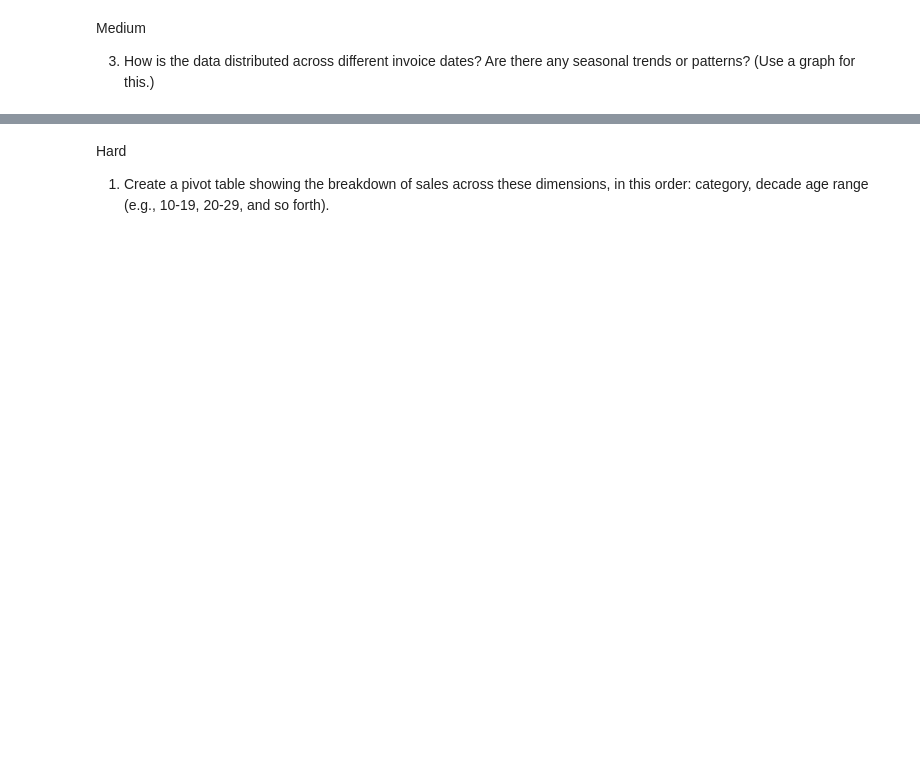
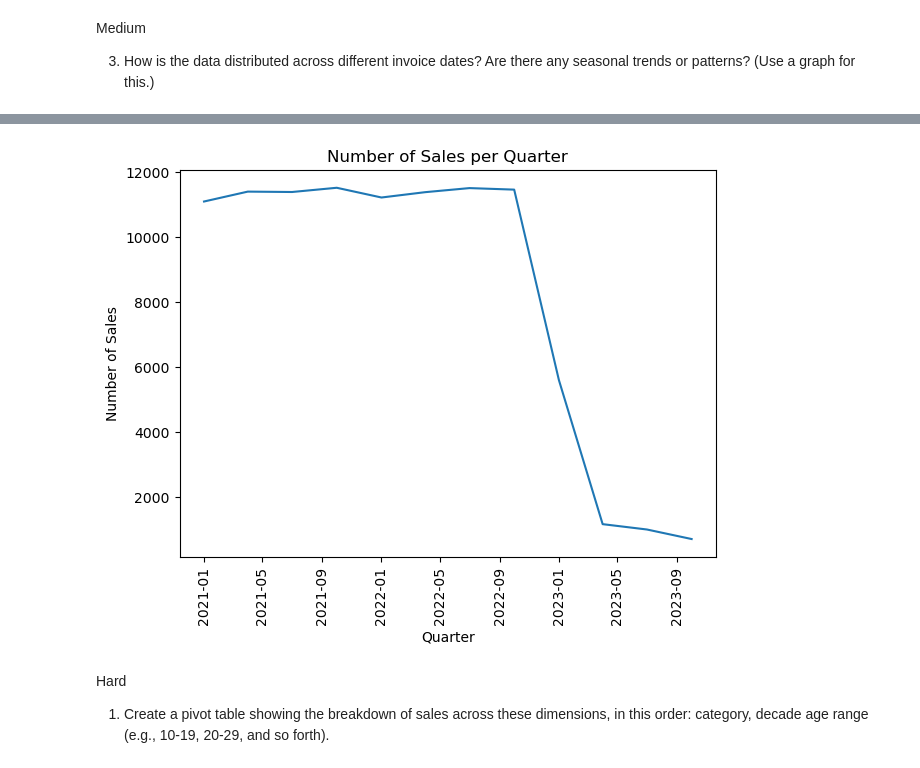
Before and after one commit to dustinchanlim/dustin-itm, a Jupyter notebook: sales-data.ipynb, the cells around one changed output, grey strips where cells are left out. Drawn from its saved outputs; the diff is of its cells as text; code cells hidden in the pictures; blank space fills up the shorter version.

```diff
--- a/sales-data.ipynb
+++ b/sales-data.ipynb
@@ -134,3 +189,28 @@ plt.show()
+# %%
+#number of sales (y-axis) in quarters
+df3['invoice_date'] = pd.to_datetime(df3['invoice_date'])
+df3['Quarter'] = df3['invoice_date'].dt.to_period('Q')
+
+# Count number of sales in each quarter
+sales_per_quarter = df3.groupby('Quarter').size()
+
+# Convert Period index to Datetime index
+sales_per_quarter.index = sales_per_quarter.index.to_timestamp()
+# Plotting
+plt.plot(sales_per_quarter.index, sales_per_quarter.values)
+
+ax.xaxis.set_major_locator(mdates.MonthLocator(interval=3))
+ax.xaxis.set_major_formatter(mdates.DateFormatter('%Y Q%q'))
+
+plt.xlabel('Quarter')
+plt.ylabel('Number of Sales')
+plt.title('Number of Sales per Quarter')
+
+plt.tight_layout()
+plt.xticks(rotation=90)
+plt.show()
+# %% [output]
+[figure, added]
 # %% [markdown]
 Hard
 1. Create a pivot table showing the breakdown of sales across these dimensions, in this order: category, decade age range (e.g., 10-19, 20-29, and so forth).
```
Also changed, not shown: parts of 9 cells of this notebook.
